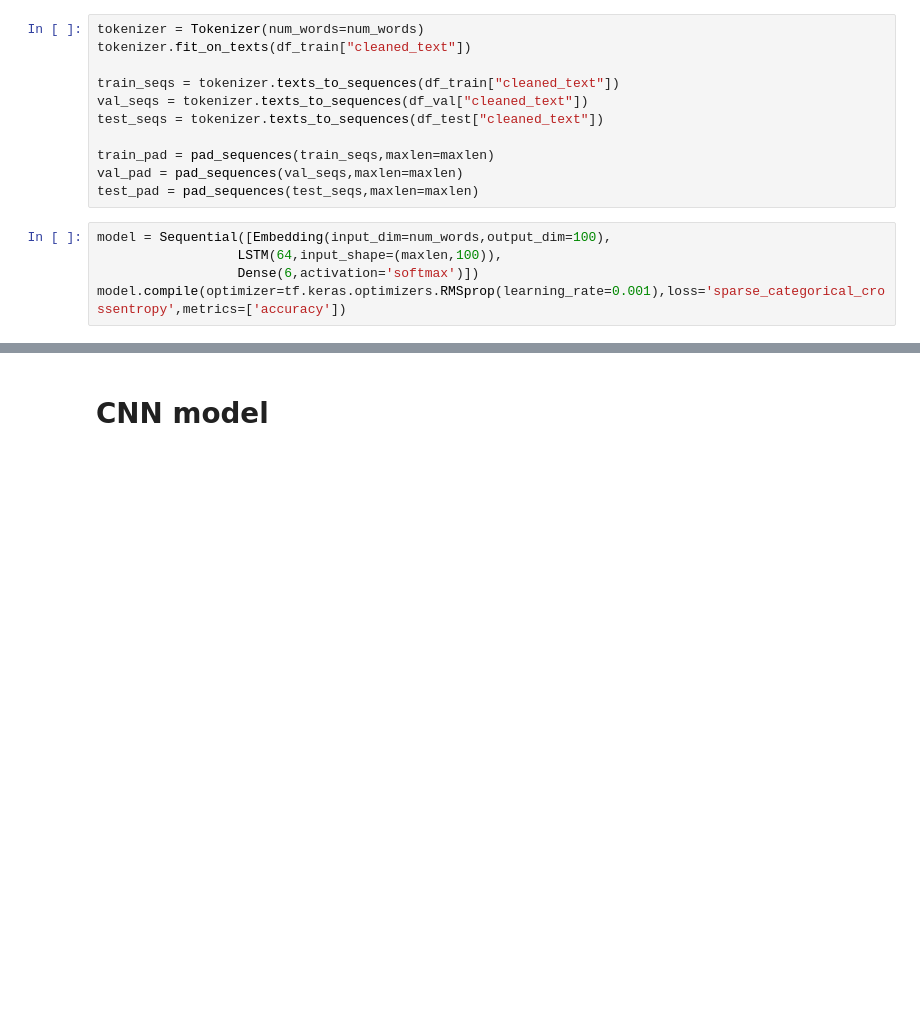
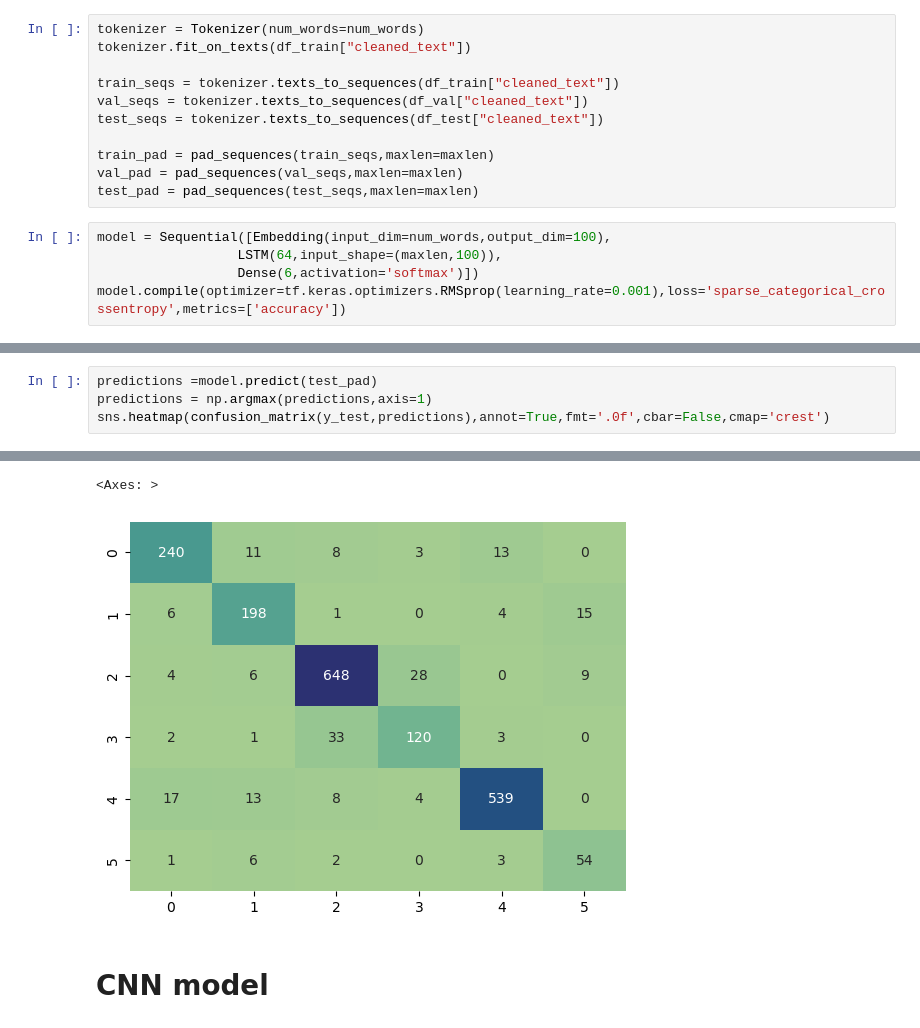
Before and after one commit to rsm-yul328/MGTA415_Final_Project, a Jupyter notebook: 415_final.ipynb, the cells around one changed output, grey strips where cells are left out. Drawn from its saved outputs; the diff is of its cells as text; blank space fills up the shorter version.

```diff
--- a/415_final.ipynb
+++ b/415_final.ipynb
@@ -544,0 +546,5 @@ LSTM without GloVe Test Macro F1-score: 0.8435
+# %%
+predictions =model.predict(test_pad)
+predictions = np.argmax(predictions,axis=1)
+sns.heatmap(confusion_matrix(y_test,predictions),annot=True,fmt='.0f',cbar=False,cmap='crest')
+# %% [output]
@@ -545,3 +552,5 @@ LSTM without GloVe Test Macro F1-score: 0.8435
+<Axes: >
+[figure, added]
 # %% [markdown]
 # CNN model
 # %%
```
Also changed, not shown: parts of 9 cells of this notebook.
